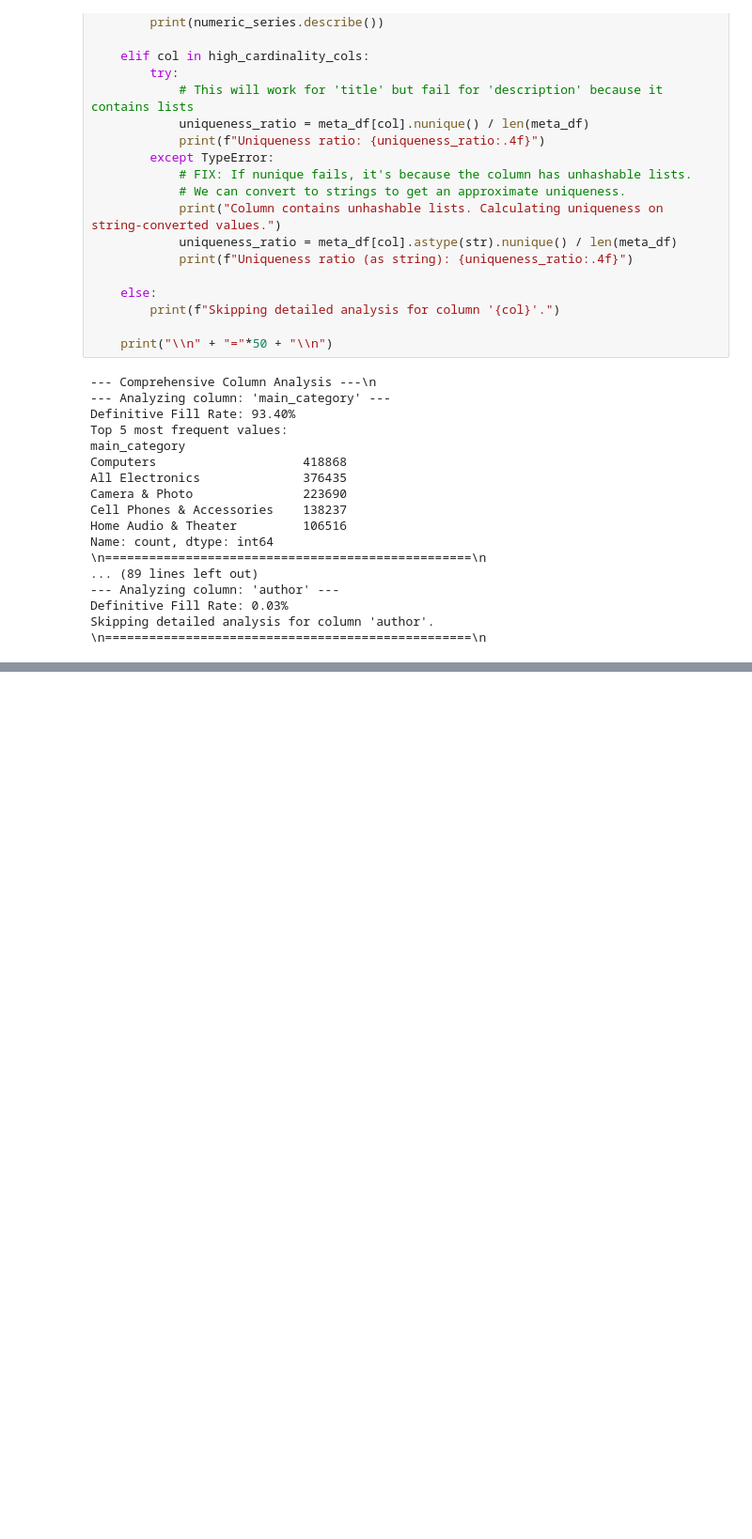
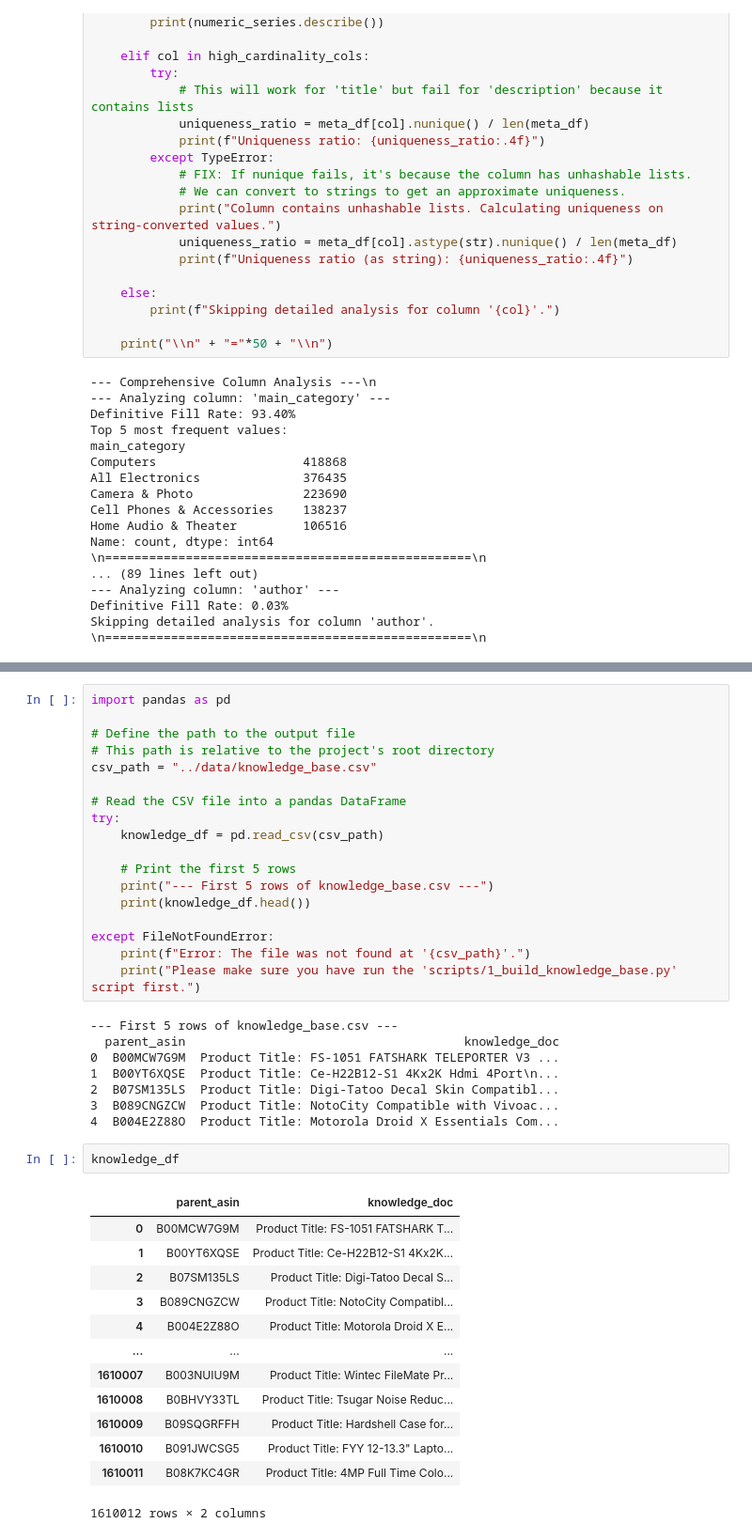
Before and after one commit to timothyq/E-commerce-chatbot, a Jupyter notebook: notebooks/1-data-exploration.ipynb, the cells around one changed output, grey strips where cells are left out. Shown: that part at 94% size. Saved outputs shown, nothing was run; the diff lists cells and outputs as text; blank space fills up the shorter version.

```diff
--- a/notebooks/1-data-exploration.ipynb
+++ b/notebooks/1-data-exploration.ipynb
@@ -421,0 +528,42 @@ Index(['main_category', 'title', 'average_rating', 'rating_number', 'features',
+# %%
+import pandas as pd
+
+# Define the path to the output file
+# This path is relative to the project's root directory
+csv_path = "../data/knowledge_base.csv"
+
+# Read the CSV file into a pandas DataFrame
+try:
+    knowledge_df = pd.read_csv(csv_path)
+
+    # Print the first 5 rows
+    print("--- First 5 rows of knowledge_base.csv ---")
+    print(knowledge_df.head())
+
+except FileNotFoundError:
+    print(f"Error: The file was not found at '{csv_path}'.")
+    print("Please make sure you have run the 'scripts/1_build_knowledge_base.py' script first.")
+# %% [output]
+--- First 5 rows of knowledge_base.csv ---
+  parent_asin                                      knowledge_doc
+0  B00MCW7G9M  Product Title: FS-1051 FATSHARK TELEPORTER V3 ...
+1  B00YT6XQSE  Product Title: Ce-H22B12-S1 4Kx2K Hdmi 4Port\n...
+2  B07SM135LS  Product Title: Digi-Tatoo Decal Skin Compatibl...
+3  B089CNGZCW  Product Title: NotoCity Compatible with Vivoac...
+4  B004E2Z88O  Product Title: Motorola Droid X Essentials Com...
+# %%
+knowledge_df
+# %% [output]
+|  | parent_asin | knowledge_doc |
+| 0 | B00MCW7G9M | Product Title: FS-1051 FATSHARK T... |
+| 1 | B00YT6XQSE | Product Title: Ce-H22B12-S1 4Kx2K... |
+| 2 | B07SM135LS | Product Title: Digi-Tatoo Decal S... |
+| 3 | B089CNGZCW | Product Title: NotoCity Compatibl... |
+| 4 | B004E2Z88O | Product Title: Motorola Droid X E... |
+| ... | ... | ... |
+| 1610007 | B003NUIU9M | Product Title: Wintec FileMate Pr... |
+| 1610008 | B0BHVY33TL | Product Title: Tsugar Noise Reduc... |
+| 1610009 | B09SQGRFFH | Product Title: Hardshell Case for... |
+| 1610010 | B091JWCSG5 | Product Title: FYY 12-13.3" Lapto... |
+| 1610011 | B08K7KC4GR | Product Title: 4MP Full Time Colo... |
+1610012 rows × 2 columns
```
Also changed, not shown: parts of 3 cells of this notebook, 3 other files.
